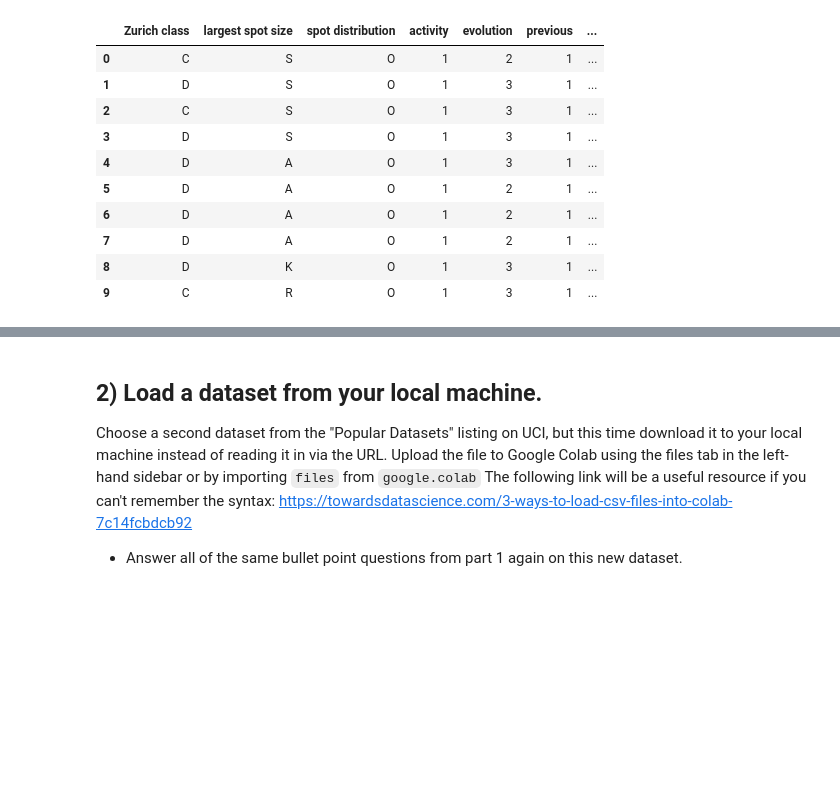
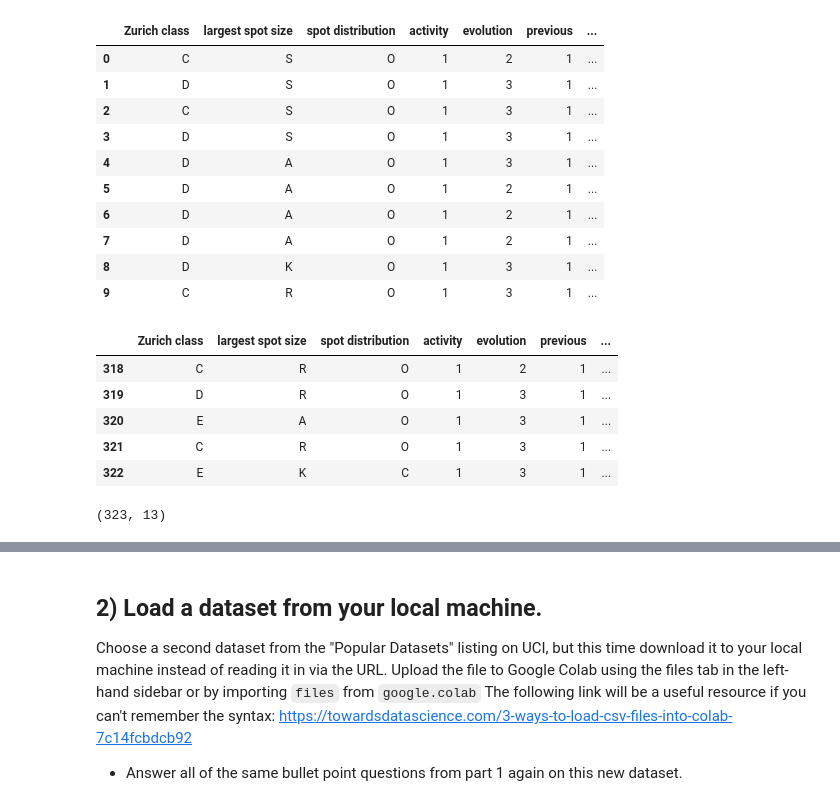
Before and after one commit to ekoly/DS-Unit-1-Sprint-1-Data-Wrangling-and-Storytelling, a Jupyter notebook: module1-exploratory-data-analysis/LS_DS_111_Exploratory_Data_Analysis_Assignment.ipynb, the cells around one changed output, grey strips where cells are left out. Cells and saved outputs as stored; diff of their text form; code cells hidden in the pictures; blank space fills up the shorter version.

```diff
--- a/module1-exploratory-data-analysis/LS_DS_111_Exploratory_Data_Analysis_Assignment.ipynb
+++ b/module1-exploratory-data-analysis/LS_DS_111_Exploratory_Data_Analysis_Assignment.ipynb
@@ -74,3 +74,16 @@ df.head(10)
 | 7 | D | A | O | 1 | 2 | 1 | ... |
 | 8 | D | K | O | 1 | 3 | 1 | ... |
 | 9 | C | R | O | 1 | 3 | 1 | ... |
+# %%
+df.tail()
+# %% [output]
+|  | Zurich class | largest spot size | spot distribution | activity | evolution | previous | ... |
+| 318 | C | R | O | 1 | 2 | 1 | ... |
+| 319 | D | R | O | 1 | 3 | 1 | ... |
+| 320 | E | A | O | 1 | 3 | 1 | ... |
+| 321 | C | R | O | 1 | 3 | 1 | ... |
+| 322 | E | K | C | 1 | 3 | 1 | ... |
+# %%
+print(df.shape)
+# %% [output]
+(323, 13)
```
Also changed, not shown: parts of 9 cells of this notebook.
